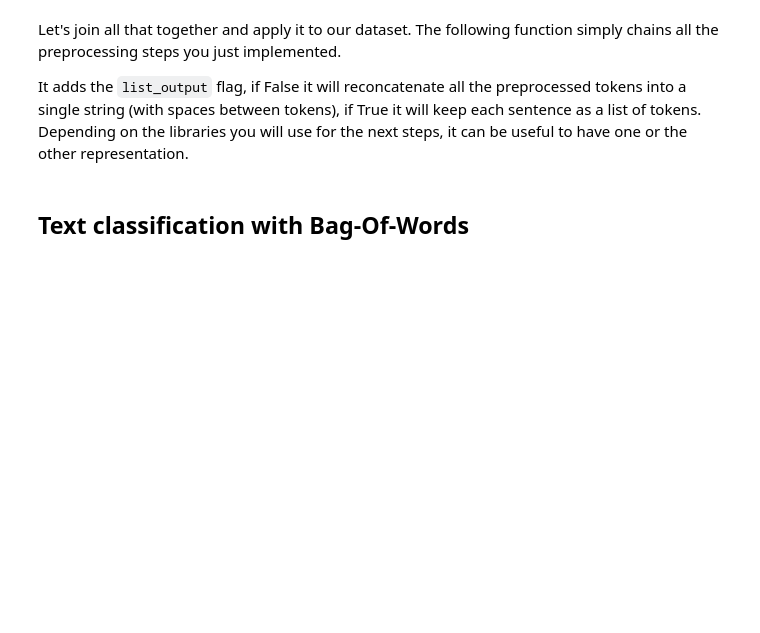
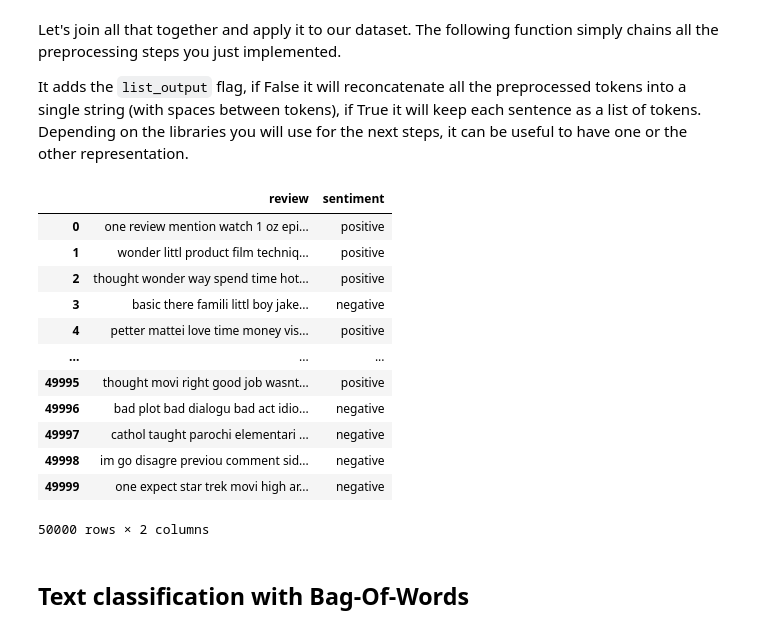
Before and after one commit to fabricepaka/My-first-sentiment-analysis, a Jupyter notebook: notebooks/Machine_Learning_7_NLP.ipynb, the cells around one changed output. Cells and saved outputs as stored; diff of their text form; code cells hidden in the pictures; blank space fills up the shorter version.

Commit message:
Preprocessing and bag word, tf-idf , n-grams model

```diff
--- a/notebooks/Machine_Learning_7_NLP.ipynb
+++ b/notebooks/Machine_Learning_7_NLP.ipynb
@@ -81,7 +144,7 @@ def lowercase_text(text):
     Input: str : A string to lowercase
     Output: str : The same string lowercased
     """
-    #TOFILL
+    return text.lower()
 # %%
 imdb_dataset['review']=imdb_dataset['review'].apply(lowercase_text)
 imdb_dataset.head(10)
@@ -91,5 +166,5 @@ def tokenize_words(text):
     Input: str : A string to tokenize
     Output: list of str : A list of the tokens splitted from the input string
     """
-    #TOFILL
+    return regexp_tokenize(text,r'\w+')
 # %%
@@ -101,7 +188,12 @@ def remove_stopwords(token_list):
     Input: list of str : A list of tokens
     Output: list of str : The new list with removed stopwords tokens
     """
-    #TOFILL
+    stop_words = set(stopwords.words('english'))
+    no_stop_word_list = []
+    for token in token_list:
+        if token not in stop_words:
+           no_stop_word_list.append(token)
+    return no_stop_word_list
 # %%
 imdb_dataset['review']=imdb_dataset['review'].apply(remove_stopwords)
 imdb_dataset.head(10)
@@ -111,5 +215,9 @@ def stem_words(token_list):
     Input: list of str : A list of tokens to stem
     Output: list of str : The list of stemmed tokens
     """
-    #TOFILL
+    ps = PorterStemmer()
+    stem_word_list = []
+    for word in token_list:
+        stem_word_list.append(ps.stem(word))
+    return stem_word_list
 # %%
@@ -160,6 +280,22 @@ def normalize_text_dataset(dataset, text_col_name = 'review', html_tags = True,
 imdb_clean_dataset = normalize_text_dataset(imdb_dataset_original, html_tags = True,
                            special_chars = True, lowercase = True , stemming = True ,
                            stopwords = True, list_output = False )
+# %%
+imdb_clean_dataset
+# %% [output]
+|  | review | sentiment |
+| 0 | one review mention watch 1 oz epi... | positive |
+| 1 | wonder littl product film techniq... | positive |
+| 2 | thought wonder way spend time hot... | positive |
+| 3 | basic there famili littl boy jake... | negative |
+| 4 | petter mattei love time money vis... | positive |
+| ... | ... | ... |
+| 49995 | thought movi right good job wasnt... | positive |
+| 49996 | bad plot bad dialogu bad act idio... | negative |
+| 49997 | cathol taught parochi elementari ... | negative |
+| 49998 | im go disagre previou comment sid... | negative |
+| 49999 | one expect star trek movi high ar... | negative |
+50000 rows × 2 columns
 # %% [markdown]
 ## Text classification with Bag-Of-Words
 # %% [markdown]
```
Also changed, not shown: parts of 23 cells of this notebook.
